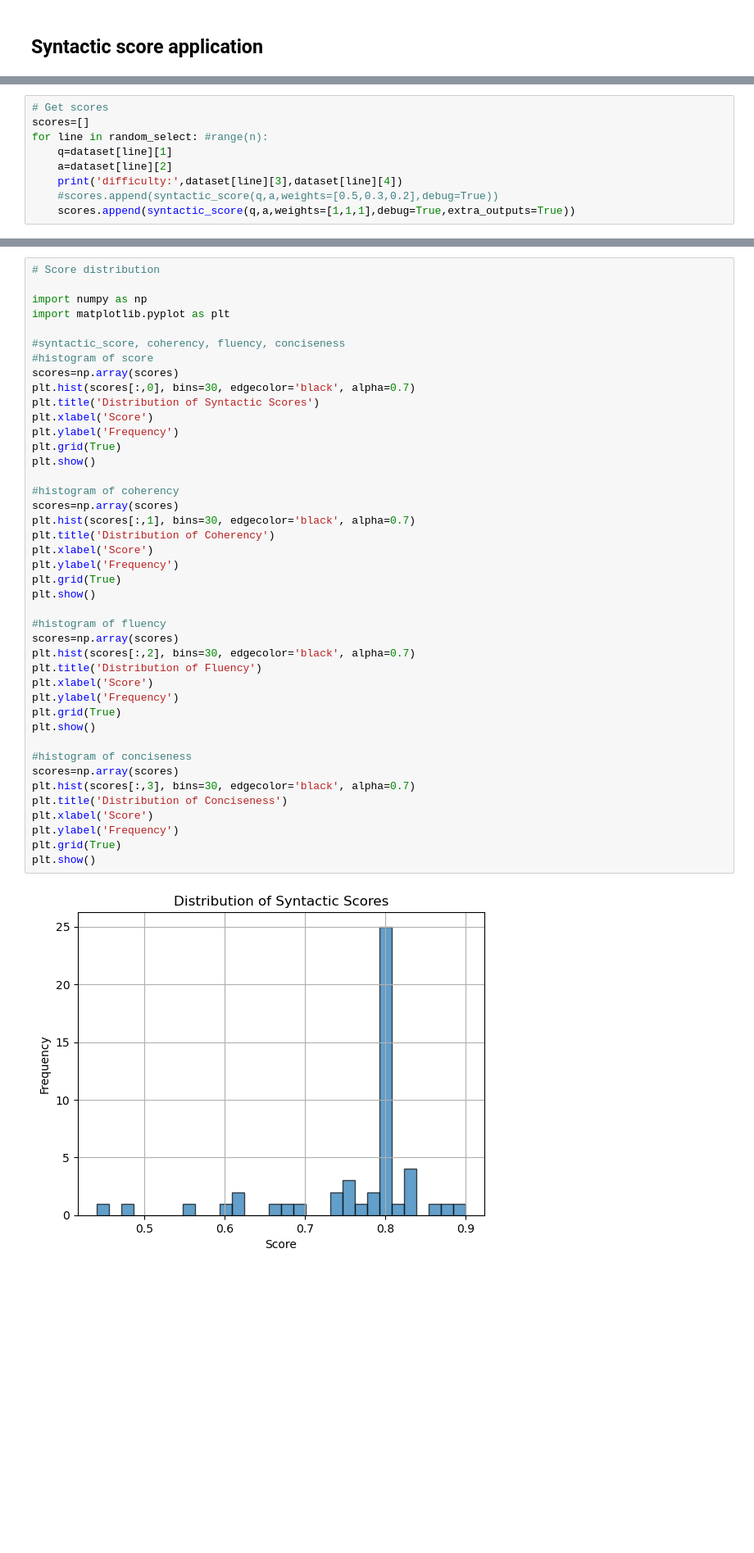
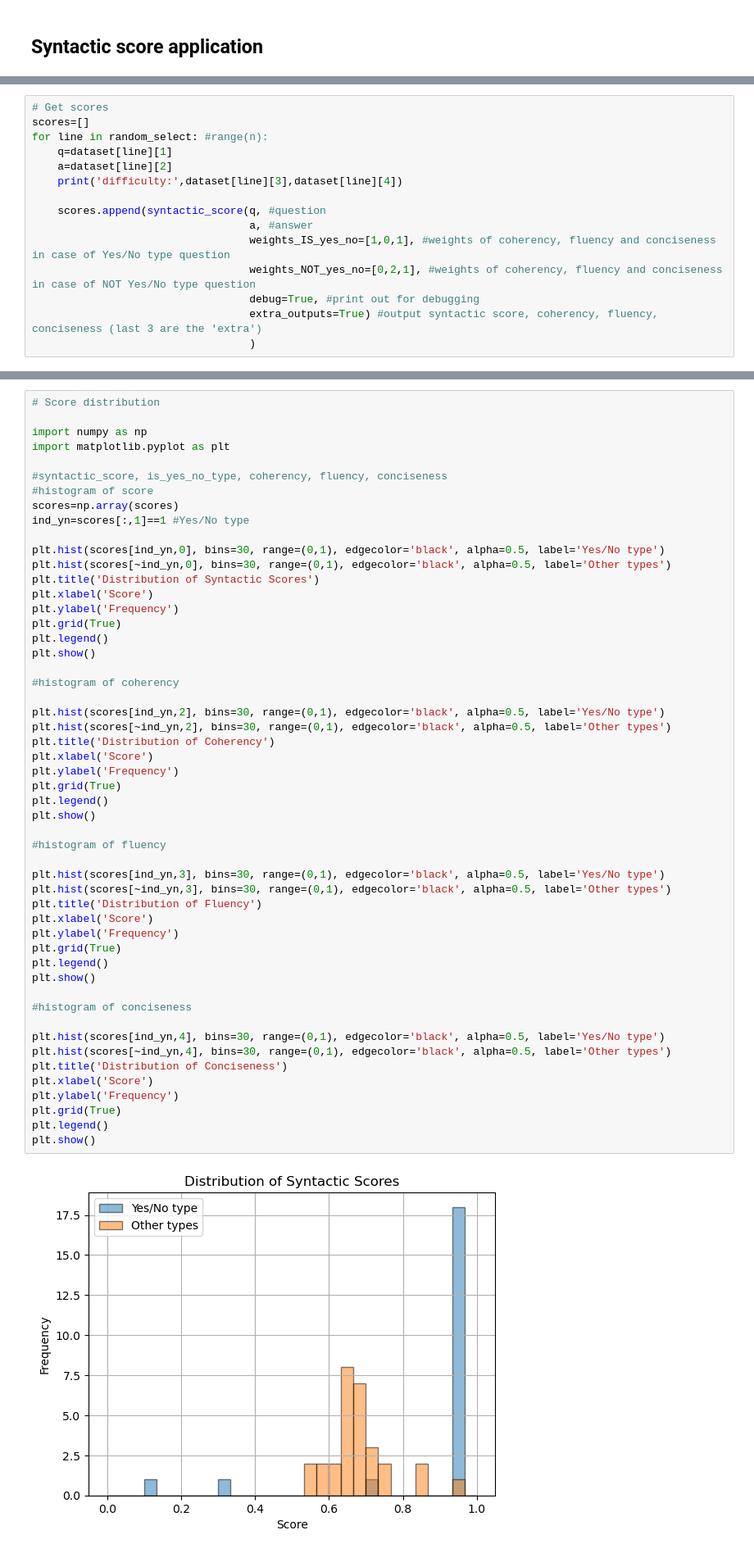
Before and after one commit to JingyuanHe1222/question_answering, a Jupyter notebook: syntactic_score.ipynb, the cells around one changed output, grey strips where cells are left out. Shown at 82% size. Drawn from its saved outputs; the diff is of its cells as text; blank space fills up the shorter version.

```diff
--- a/syntactic_score.ipynb
+++ b/syntactic_score.ipynb
@@ -424,6 +438,12 @@ for line in random_select: #range(n):
     q=dataset[line][1]
     a=dataset[line][2]
     print('difficulty:',dataset[line][3],dataset[line][4])
-    #scores.append(syntactic_score(q,a,weights=[0.5,0.3,0.2],debug=True))
-    scores.append(syntactic_score(q,a,weights=[1,1,1],debug=True,extra_outputs=True))
+
+    scores.append(syntactic_score(q, #question
+                                  a, #answer
+                                  weights_IS_yes_no=[1,0,1], #weights of coherency, fluency and conciseness in case of Yes/No type question
+                                  weights_NOT_yes_no=[0,2,1], #weights of coherency, fluency and conciseness in case of NOT Yes/No type question
+                                  debug=True, #print out for debugging
+                                  extra_outputs=True) #output syntactic score, coherency, fluency, conciseness (last 3 are the 'extra')
+                                  )
 # %% [output]
@@ -450,41 +470,51 @@ Q: Who is the most popular rock group in Finland? |YES/NO TYPE: 0 ||A: CMX |COHE
 import numpy as np
 import matplotlib.pyplot as plt
 
-#syntactic_score, coherency, fluency, conciseness
+#syntactic_score, is_yes_no_type, coherency, fluency, conciseness
 #histogram of score
 scores=np.array(scores)
-plt.hist(scores[:,0], bins=30, edgecolor='black', alpha=0.7)
+ind_yn=scores[:,1]==1 #Yes/No type
+
+plt.hist(scores[ind_yn,0], bins=30, range=(0,1), edgecolor='black', alpha=0.5, label='Yes/No type')
+plt.hist(scores[~ind_yn,0], bins=30, range=(0,1), edgecolor='black', alpha=0.5, label='Other types')
 plt.title('Distribution of Syntactic Scores')
 plt.xlabel('Score')
 plt.ylabel('Frequency')
 plt.grid(True)
+plt.legend()
 plt.show()
 
 #histogram of coherency
-scores=np.array(scores)
-plt.hist(scores[:,1], bins=30, edgecolor='black', alpha=0.7)
+
+plt.hist(scores[ind_yn,2], bins=30, range=(0,1), edgecolor='black', alpha=0.5, label='Yes/No type')
+plt.hist(scores[~ind_yn,2], bins=30, range=(0,1), edgecolor='black', alpha=0.5, label='Other types')
 plt.title('Distribution of Coherency')
 plt.xlabel('Score')
 plt.ylabel('Frequency')
 plt.grid(True)
+plt.legend()
 plt.show()
 
 #histogram of fluency
-scores=np.array(scores)
-plt.hist(scores[:,2], bins=30, edgecolor='black', alpha=0.7)
+
+plt.hist(scores[ind_yn,3], bins=30, range=(0,1), edgecolor='black', alpha=0.5, label='Yes/No type')
+plt.hist(scores[~ind_yn,3], bins=30, range=(0,1), edgecolor='black', alpha=0.5, label='Other types')
 plt.title('Distribution of Fluency')
 plt.xlabel('Score')
 plt.ylabel('Frequency')
 plt.grid(True)
+plt.legend()
 plt.show()
 
 #histogram of conciseness
-scores=np.array(scores)
-plt.hist(scores[:,3], bins=30, edgecolor='black', alpha=0.7)
+
+plt.hist(scores[ind_yn,4], bins=30, range=(0,1), edgecolor='black', alpha=0.5, label='Yes/No type')
+plt.hist(scores[~ind_yn,4], bins=30, range=(0,1), edgecolor='black', alpha=0.5, label='Other types')
 plt.title('Distribution of Conciseness')
 plt.xlabel('Score')
 plt.ylabel('Frequency')
 plt.grid(True)
+plt.legend()
 plt.show()
 # %% [output]
-[figure, old version]
+[figure, new version]
```
Also changed, not shown: parts of 7 cells of this notebook.
